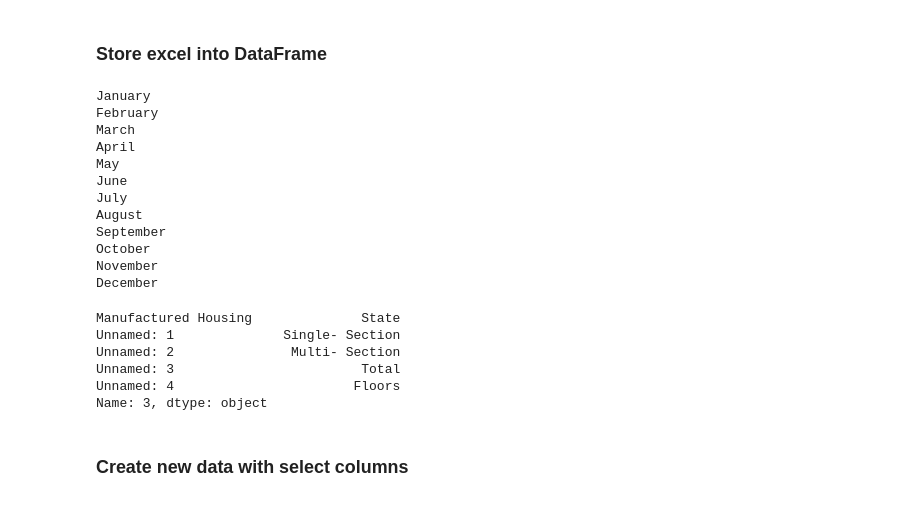
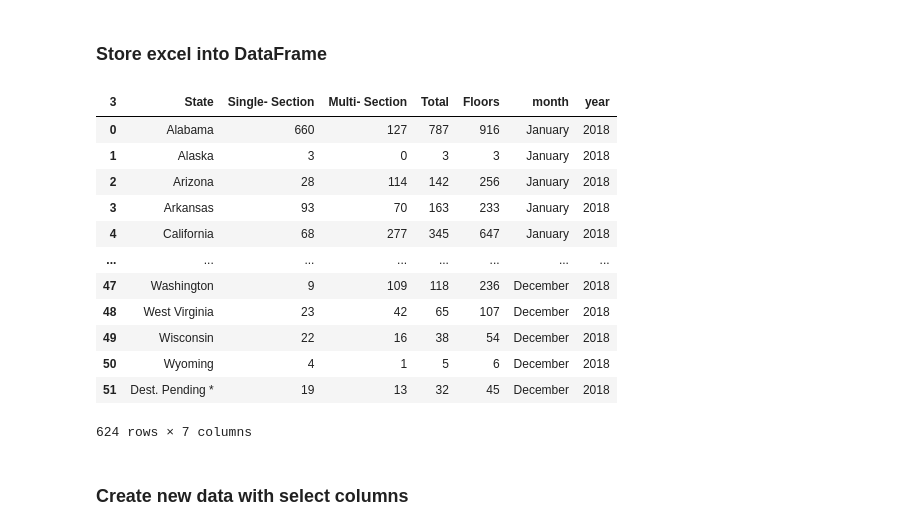
Before and after one commit to whiterabbit2020/etl-project, a Jupyter notebook: etl-project.ipynb, the cells around one changed output. Drawn from its saved outputs; the diff is of its cells as text; code cells hidden in the pictures.

```diff
--- a/etl-project.ipynb
+++ b/etl-project.ipynb
@@ -7,45 +7,58 @@ from sqlalchemy import create_engine
 # %% [markdown]
 ### Store excel into DataFrame
 # %%
-#csv_file = "../Resources/customer_data.csv"
 excel_file = "Resources/shipmentstostate2018.xls"
 xls = pd.ExcelFile(excel_file)
-sheet_names = xls.sheet_names
-#customer_data_df = pd.read_csv(csv_file)
-for ThisSheet in sheet_names:
-    print(ThisSheet)
-    DfForShipMant = pd.read_excel(excel_file, sheet_name = ThisSheet)
+
+
+#reading the excel for 2018  that has 12 sheets for  in the year
+
+for ThisSheet in xls.sheet_names:
+
+    # load each month into temp df
+
+    DfForShipMant = pd.read_excel(excel_file, sheet_name=ThisSheet)
+
+    # do cleanup and drop unwanted/erroneous data
+
     DfForShipMant.dropna(inplace= True)
+
+    # get the header that is
+
     headers = DfForShipMant.iloc[0]
-    new_df  = pd.DataFrame(DfForShipMant.values[1:], columns=headers)
-    new_df['month']=ThisSheet
-    new_df['year']=2018
-    new_df.head()
-    new_df.tail()
-headers
 
-#customer_data_df.head()
+    t = pd.DataFrame(DfForShipMant.values[1:], columns=headers)
 
-#shipmementstostate2018.head()
+    # assigned month
+
+    t['month']=ThisSheet
+    t['year']=2018
+    t = t[~t.State.str.contains("Total")]
+
+    if ThisSheet != "January":
+        # appending the dataframe
+        new_df = pd.concat([new_df,t])
+        #new_df.dropna(inplace= True)
+    else:
+        # assigning the firts dataframe
+        new_df=t
+
+
+new_df
 # %% [output]
+| 3 | State | Single- Section | Multi- Section | Total | Floors | month | year |
+| 0 | Alabama | 660 | 127 | 787 | 916 | January | 2018 |
+| 1 | Alaska | 3 | 0 | 3 | 3 | January | 2018 |
+| 2 | Arizona | 28 | 114 | 142 | 256 | January | 2018 |
+| 3 | Arkansas | 93 | 70 | 163 | 233 | January | 2018 |
+| 4 | California | 68 | 277 | 345 | 647 | January | 2018 |
+| ... | ... | ... | ... | ... | ... | ... | ... |
+| 47 | Washington | 9 | 109 | 118 | 236 | December | 2018 |
+| 48 | West Virginia | 23 | 42 | 65 | 107 | December | 2018 |
+| 49 | Wisconsin | 22 | 16 | 38 | 54 | December | 2018 |
+| 50 | Wyoming | 4 | 1 | 5 | 6 | December | 2018 |
+| 51 | Dest. Pending * | 19 | 13 | 32 | 45 | December | 2018 |
-January
-February
-March
-April
-May
-June
-July
-August
-September
-October
-November
-December
+624 rows × 7 columns
-Manufactured Housing              State
-Unnamed: 1              Single- Section
-Unnamed: 2               Multi- Section
-Unnamed: 3                        Total
-Unnamed: 4                       Floors
-Name: 3, dtype: object
 # %% [markdown]
 ### Create new data with select columns
 # %%
```
Also changed, not shown: parts of 19 cells of this notebook.
